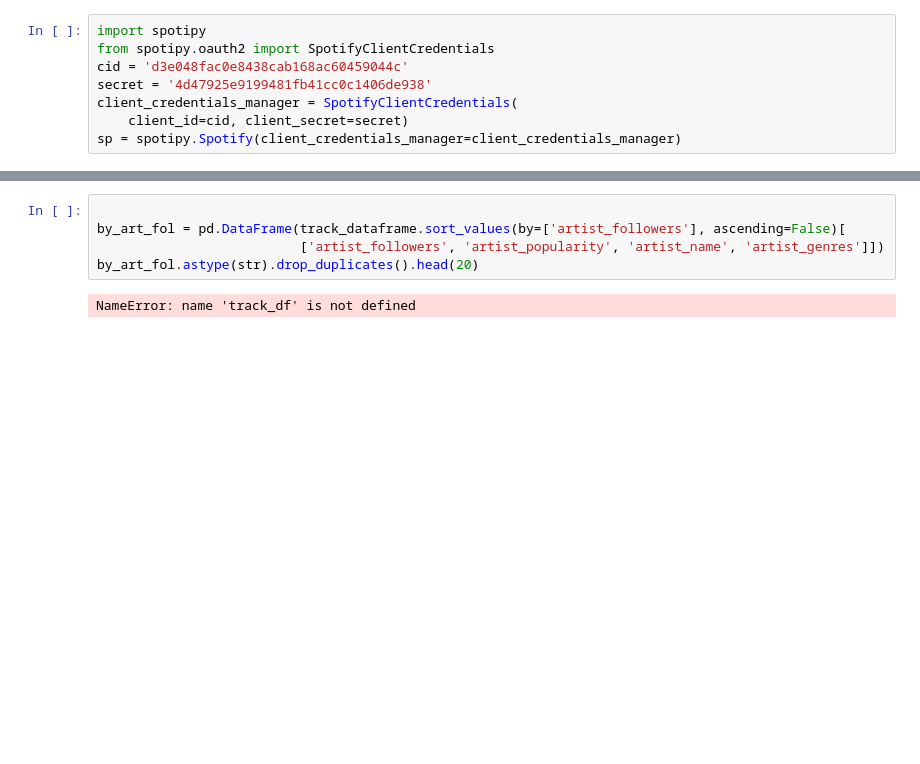
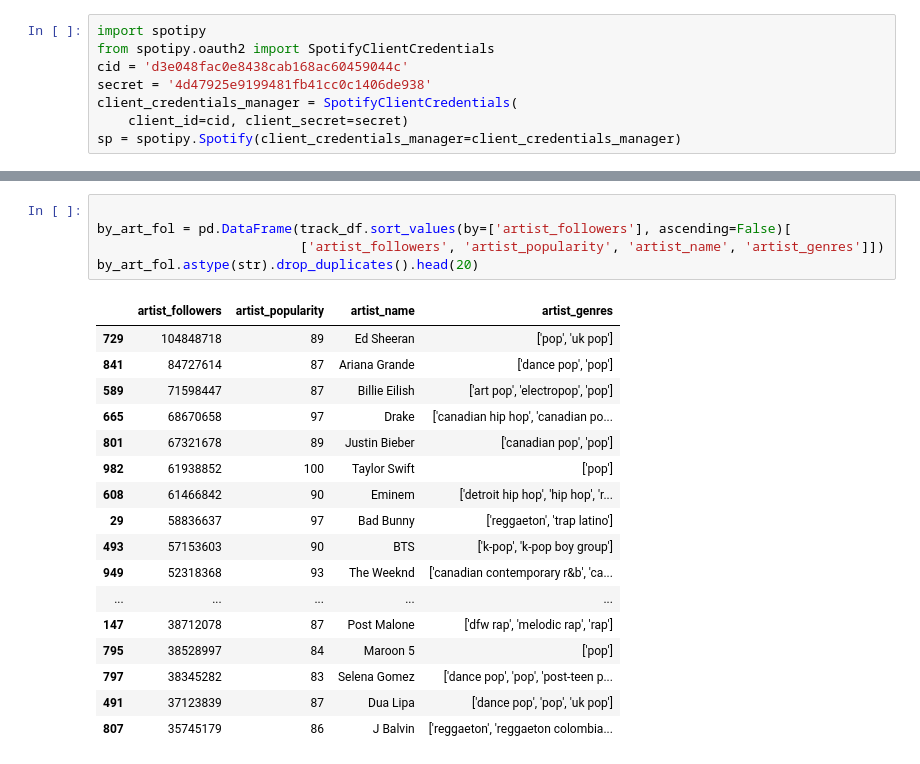
Before and after one commit to Qulxis/Collaborative-Spotify-Playlist-System, a Jupyter notebook: src/kenneth_dev.ipynb, the cells around one changed output, grey strips where cells are left out. Drawn from its saved outputs; the diff is of its cells as text; blank space fills up the shorter version.

```diff
--- a/src/kenneth_dev.ipynb
+++ b/src/kenneth_dev.ipynb
@@ -76,7 +98,23 @@ track_dataframe.sort_values(by=['popularity'], ascending=False)[
 # %%
 
-by_art_fol = pd.DataFrame(track_dataframe.sort_values(by=['artist_followers'], ascending=False)[
+by_art_fol = pd.DataFrame(track_df.sort_values(by=['artist_followers'], ascending=False)[
                           ['artist_followers', 'artist_popularity', 'artist_name', 'artist_genres']])
 by_art_fol.astype(str).drop_duplicates().head(20)
 # %% [output]
-NameError: name 'track_df' is not defined
+|  | artist_followers | artist_popularity | artist_name | artist_genres |
+| 729 | 104848718 | 89 | Ed Sheeran | ['pop', 'uk pop'] |
+| 841 | 84727614 | 87 | Ariana Grande | ['dance pop', 'pop'] |
+| 589 | 71598447 | 87 | Billie Eilish | ['art pop', 'electropop', 'pop'] |
+| 665 | 68670658 | 97 | Drake | ['canadian hip hop', 'canadian po... |
+| 801 | 67321678 | 89 | Justin Bieber | ['canadian pop', 'pop'] |
+| 982 | 61938852 | 100 | Taylor Swift | ['pop'] |
+| 608 | 61466842 | 90 | Eminem | ['detroit hip hop', 'hip hop', 'r... |
+| 29 | 58836637 | 97 | Bad Bunny | ['reggaeton', 'trap latino'] |
+| 493 | 57153603 | 90 | BTS | ['k-pop', 'k-pop boy group'] |
+| 949 | 52318368 | 93 | The Weeknd | ['canadian contemporary r&b', 'ca... |
+| ... | ... | ... | ... | ... |
+| 147 | 38712078 | 87 | Post Malone | ['dfw rap', 'melodic rap', 'rap'] |
+| 795 | 38528997 | 84 | Maroon 5 | ['pop'] |
+| 797 | 38345282 | 83 | Selena Gomez | ['dance pop', 'pop', 'post-teen p... |
+| 491 | 37123839 | 87 | Dua Lipa | ['dance pop', 'pop', 'uk pop'] |
+| 807 | 35745179 | 86 | J Balvin | ['reggaeton', 'reggaeton colombia... |
```
Also changed, not shown: parts of 13 cells of this notebook.
